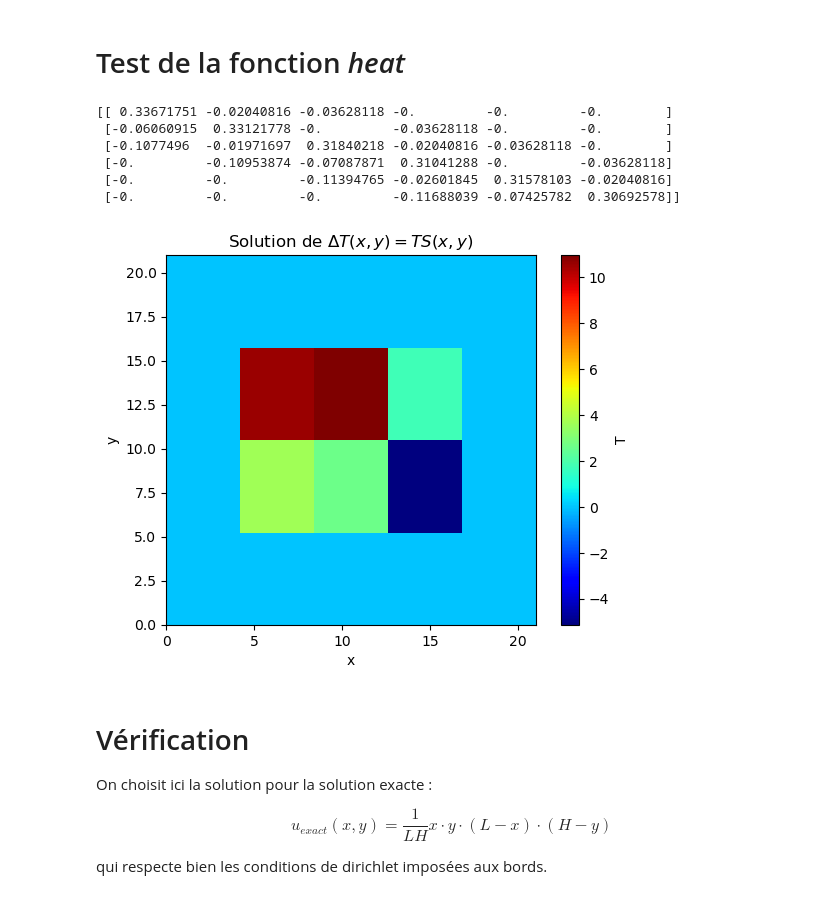
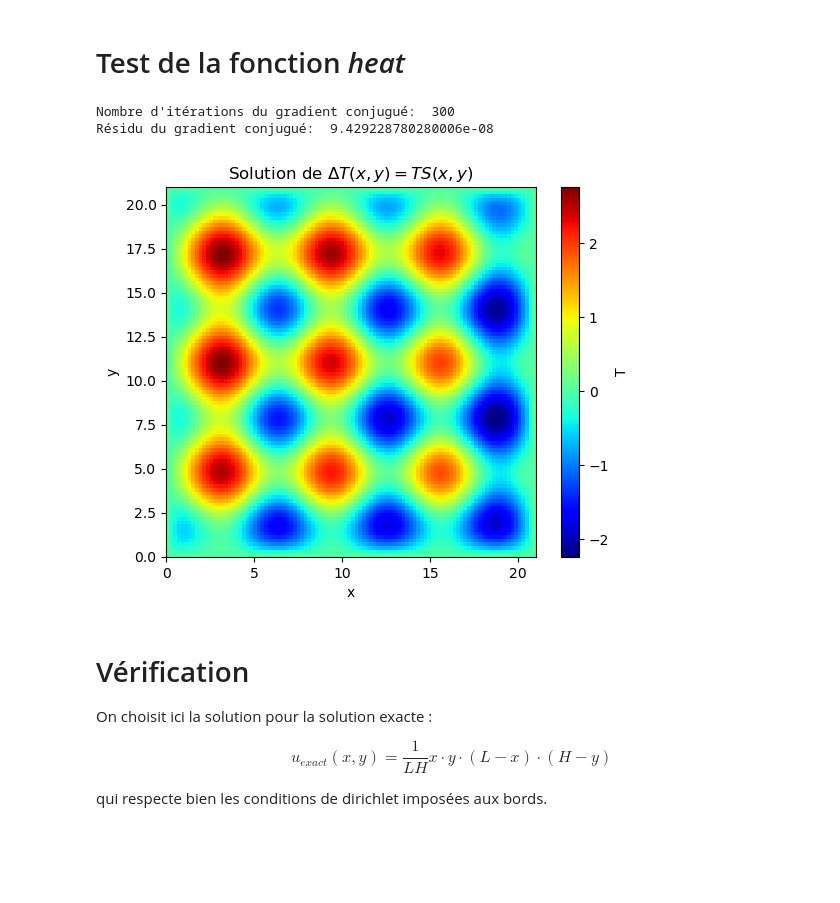
Before and after one commit to PaulCanel/Probleme_inverse, a Jupyter notebook: heat.ipynb, the cells around one changed output. Drawn from its saved outputs; the diff is of its cells as text; code cells hidden in the pictures; blank space fills up the shorter version.

```diff
--- a/heat.ipynb
+++ b/heat.ipynb
@@ -99,9 +99,8 @@ import random as rd
 import matplotlib.pyplot as plt
 from tqdm import tqdm
 from scipy.sparse import diags
-import scipy.linalg as sp
 
-def heat(nx, ny, u0, f, L=1, H=1):
+def heat(nx, ny, u0, f, L=1, H=1, max_iter=10000, epsilon=1e-7):
     """ Fonction simulant l'équation de la chaleur stationnaire 2D sur un maillage cartésien uniforme par différences finies
     avec des conditions aux limites de type Dirichlet homogène. Arguments :
         - nx : nombre de mailles selon x
@@ -124,65 +123,77 @@ def heat(nx, ny, u0, f, L=1, H=1):
     # Construction du système linéaire Au = b
 
     N = nx * ny
-    alpha = - 2 * (1 / dx**2 + 1 / dy**2) * np.ones(N) # Diagonale de A
-    beta = np.ones(N - 1) / dx ** 2 # Diagonales décalées de 1 indice
+    alpha = 2 * (1 / dx**2 + 1 / dy**2) * np.ones(N) # Diagonale de A
+    beta = - np.ones(N - 1) / dx ** 2 # Diagonales décalées de 1 indice
     beta[nx - 1::nx] = 0 # Brisures de la diagonale
-    gamma = np.ones(N - nx) / dy ** 2 # Diagonale décalée de nx indices
+    gamma = - np.ones(N - nx) / dy ** 2 # Diagonale décalée de nx indices
     k = [gamma, beta, alpha, beta, gamma]
     offset = [-nx, -1, 0, 1, nx]
     A = diags(k, offset).toarray() # Matrice A
     b = np.array([f(P[k, 0], P[k, 1]) for k in range(N)]) # Second membre b
 
     # Résolution du système linéaire
-    c, low_bool = sp.cho_factor(-A, lower=True)
-    u = -sp.cho_solve((c, low_bool), b)
-    print(c)
 
-    u2D = u.reshape(ny, nx)
-    u = np.zeros((nx+2, ny+2))
-    u[1:-1, 1:-1] = u2D.T
+    u = u0 * np.ones(N)
+    rk = b - np.dot(A,u)
+    p = rk
+    k = 0
+    kmax = max_iter
+
+    while np.linalg.norm(rk) > epsilon and k < kmax:
+        z = np.dot(A, p)
+        alpha = np.dot(rk,p) / np.dot(z, p)
+        u = u - alpha * p
+        rkp1 = rk - alpha * z
+        gamma =  np.dot(rkp1,rkp1) / np.dot(rk,rk)
+        p = rkp1 + gamma * p
+        rk = rkp1
+        k += 1
+
+    print("Nombre d'itérations du gradient conjugué: ", k)
+    print("Résidu du gradient conjugué: ", np.linalg.norm(rk))
+
+    u2D = u.reshape(Nx, Ny)
+    u = np.zeros((Nx+2, Ny+2))
+    u[1:-1, 1:-1] = u2D
 
 
-    return u, A, b
+    return u, A, b, u2D
 # %% [markdown]
 # Test de la fonction *heat*
 # %%
 # Définition du terme source
 
 def TS(x,y):
 
     return np.cos(x) + np.sin(y)
 
 # Définition des paramètres
 
-Nx = 2
-Ny = 3
+Nx = 100
+Ny = 100
 H = 21
 L = 21
 
 # Résolution du problème
 
 T = heat(Nx, Ny, 0, TS, H=H, L=L)[0]
 
 # Affichage du résultat
 
 plt.imshow(T, origin='lower', cmap='jet', extent=[0, L, 0, H])
 cbar = plt.colorbar()
 cbar.set_label('T')
 
 plt.xlabel('x')  # Légende de l'axe X
 plt.ylabel('y')  # Légende de l'axe Y
 plt.title(r'Solution de $\Delta T(x,y) = TS(x,y)$')  # Titre du graphique
 
 plt.show()
 # %% [output]
-[[ 0.33671751 -0.02040816 -0.03628118 -0.         -0.         -0.        ]
- [-0.06060915  0.33121778 -0.         -0.03628118 -0.         -0.        ]
- [-0.1077496  -0.01971697  0.31840218 -0.02040816 -0.03628118 -0.        ]
- [-0.         -0.10953874 -0.07087871  0.31041288 -0.         -0.03628118]
- [-0.         -0.         -0.11394765 -0.02601845  0.31578103 -0.02040816]
- [-0.         -0.         -0.         -0.11688039 -0.07425782  0.30692578]]
+Nombre d'itérations du gradient conjugué:  300
+Résidu du gradient conjugué:  9.429228780280006e-08
-[figure, old version]
+[figure, new version]
 # %% [markdown]
 # Vérification
 
```
Also changed, not shown: parts of 3 cells of this notebook.
